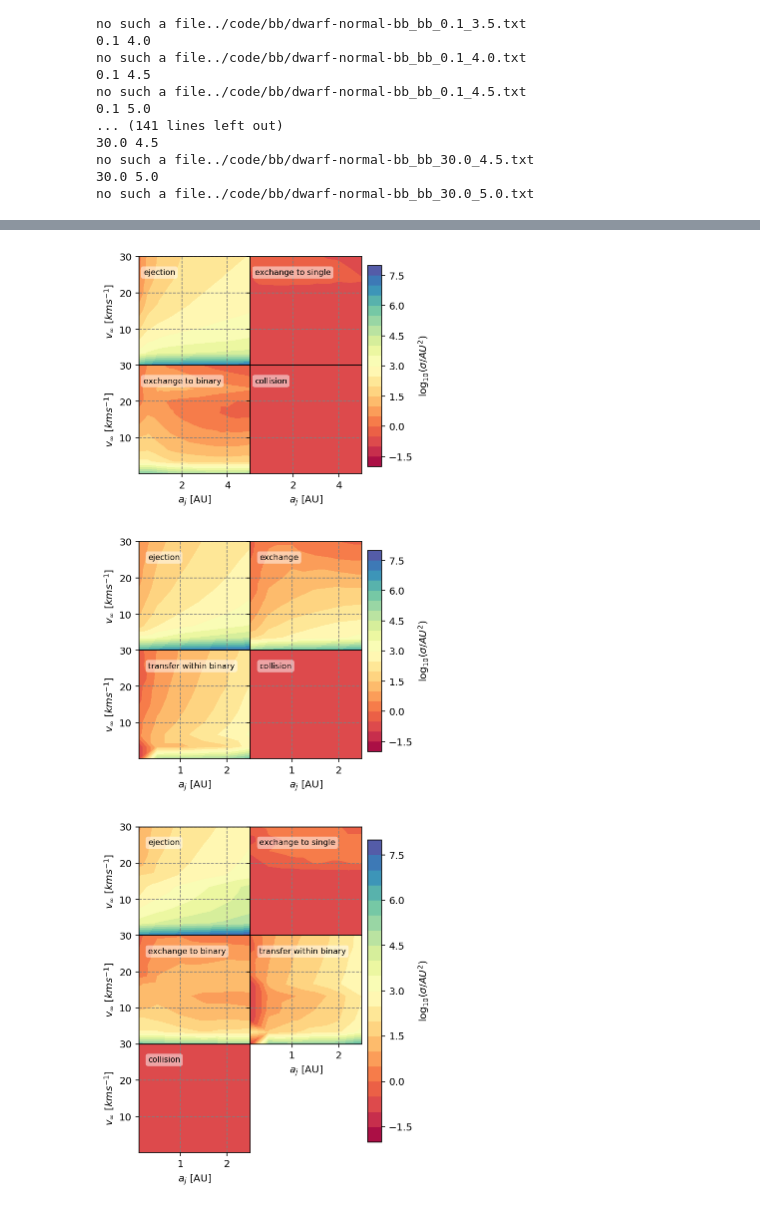
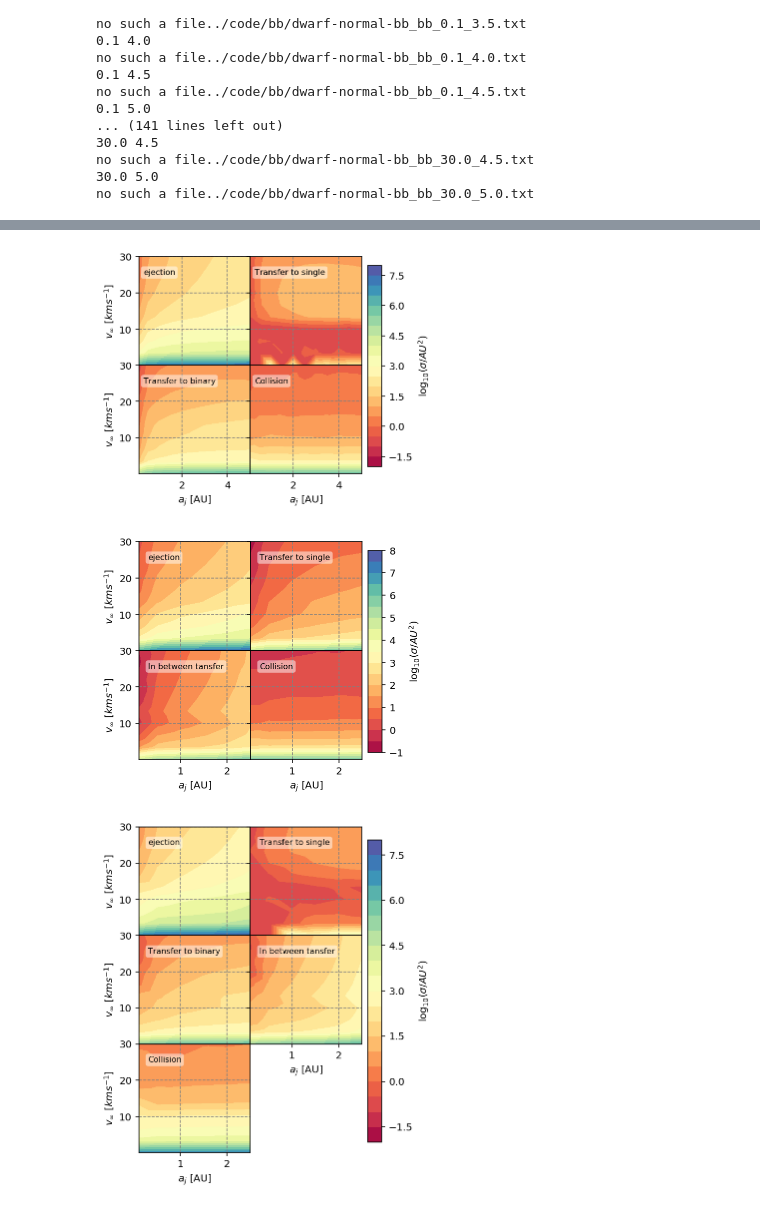
Before and after one commit to YihanWangAstro/planet-app, a Jupyter notebook: process/planet-app.ipynb, the cells around one changed output, grey strips where cells are left out. Saved outputs shown, nothing was run; the diff lists cells and outputs as text; code cells hidden in the pictures.

```diff
--- a/process/planet-app.ipynb
+++ b/process/planet-app.ipynb
@@ -1180,7 +1410,7 @@ plt.axhline(0.1)
 plt.xscale('log')
 plt.yscale('log')
 # %%
-folder = 'modified/d-'
+folder = 'modified/'
 ssdf=pd.DataFrame(pd.read_csv(folder+'single-single.csv', skipinitialspace=True))
 #dssdf=pd.DataFrame(pd.read_csv('solar/d-single-single.csv', skipinitialspace=True))
 
@@ -1203,13 +1433,11 @@ def logave(a,b,c,d):
 
 
 
-
-
 #ueqx ,ueqy, ueqe = end_c(ssdf)
-ssx, ssy, sse=end_c(ssdf)
-sbx, sby, sbe=end_c(sbdf)
-bsx, bsy, bse=end_c(bsdf)
-bbx, bby, bbe=end_c(bbdf)
+ssx, ssy, sse=coll_c(ssdf)
+sbx, sby, sbe=coll_c(sbdf)
+bsx, bsy, bse=coll_c(bsdf)
+bbx, bby, bbe=coll_c(bbdf)
 
 #dssx, dssy, dsse = end_c(dssdf)
 #dsbx, dsby, dsbe=end_c(dsbdf)
@@ -1242,15 +1470,18 @@ a,b = optimize.curve_fit(fitting, ssx, ssy, p0=[10**4, 2], check_finite=True,abs
 print(a,b)
 v=np.linspace(0.1,30,1000)
 
-plt.plot(v, a[0]/v**a[1], 'k--', label='$\sim 1/v^{2.03}$')
+#plt.plot(v, a[0]/v**a[1], 'k--', label='$\sim 1/v^{2.03}$')
 
 #plt.plot(v, da[0]/v**da[1], 'k--')
-
+ms = 1
+ms1 = 1
+a_s = 10
+plt.axvline(np.sqrt((ms+ms1)/a_s)/KMS,ls='--',label='$v_{orbit}$',color='r')
 plt.yscale('log')
 
 #plt.xscale('log')
 plt.legend(loc=1,ncol=2)
 plt.xlabel('$v_\infty$ [$kms^{-1}$]')
-plt.ylabel('$\sigma_{ex}$ [$AU^2$]')
+plt.ylabel('$\sigma_{coll}$ [$AU^2$]')
 plt.grid(True)
-#savefig(plt,'exchange-cross-section')
+savefig(plt,'cross-section-coll')
@@ -1447,15 +1664,15 @@ v_c_1_1(1,1e-3,0.5,1)/KMS
 # %%
 def event_title(e):
     if e == 'cap':
-        return 'exchange'
+        return 'Transfer to single'
     elif e == 's_cap':
-        return 'exchange to single'
+        return 'Transfer to single'
     elif e == 'b_cap':
-        return 'exchange to binary'
+        return 'Transfer to binary'
     elif e == 'coll':
-        return 'collision'
+        return 'Collision'
     elif e == 'trans':
-        return 'transfer within binary'
+        return 'In between tansfer'
     else:
         return e
 
@@ -1535,9 +1752,9 @@ def show_cross_section(name,df, event):
 
     savefig(plt, name)
 
-show_cross_section('dwarf-normal-ss',ssdf,['ejection','cap','coll'])
-show_cross_section('dwaft-normal-sb',sbdf,['ejection','s_cap','b_cap','coll'])
-show_cross_section('dwarf-normal-bs',bsdf,['ejection','cap','trans','coll'])
-show_cross_section('dwarf-normal-bb',bbdf,['ejection','s_cap','b_cap','trans','coll'])
+show_cross_section('solar-normal-ss',ssdf,['ejection','cap','coll'])
+show_cross_section('solar-normal-sb',sbdf,['ejection','s_cap','b_cap','coll'])
+show_cross_section('solar-normal-bs',bsdf,['ejection','cap','trans','coll'])
+show_cross_section('solar-normal-bb',bbdf,['ejection','s_cap','b_cap','trans','coll'])
 #show_cross_section('ueq-normal-ss',ueqssdf,['ejection','cap','coll'])
 # %% [output]
@@ -1545,3 +1762,3 @@ show_cross_section('dwarf-normal-bb',bbdf,['ejection','s_cap','b_cap','trans','c
-[figure, old version]
+[figure, new version]
-[figure, old version]
+[figure, new version]
-[figure, old version]
+[figure, new version]
```
Also changed, not shown: parts of 23 cells of this notebook, 1 other file.
